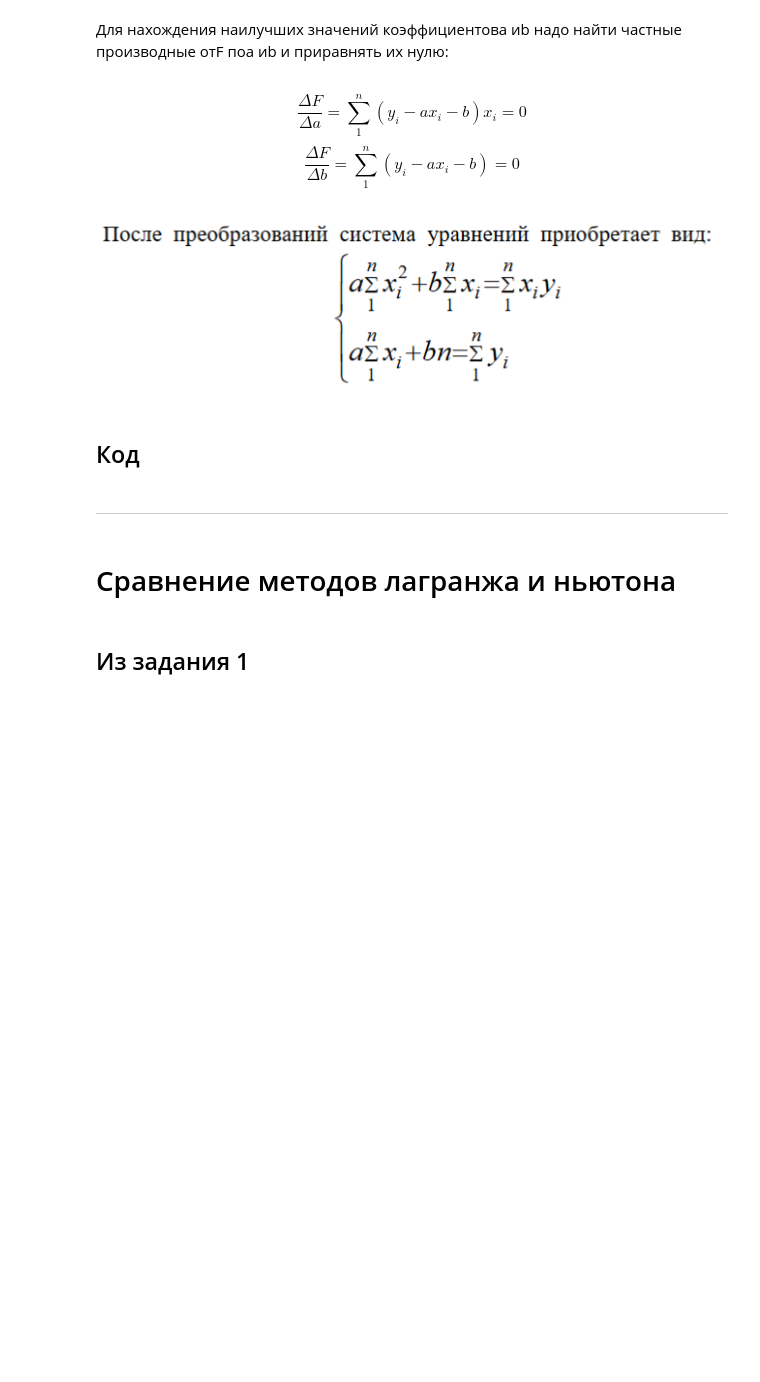
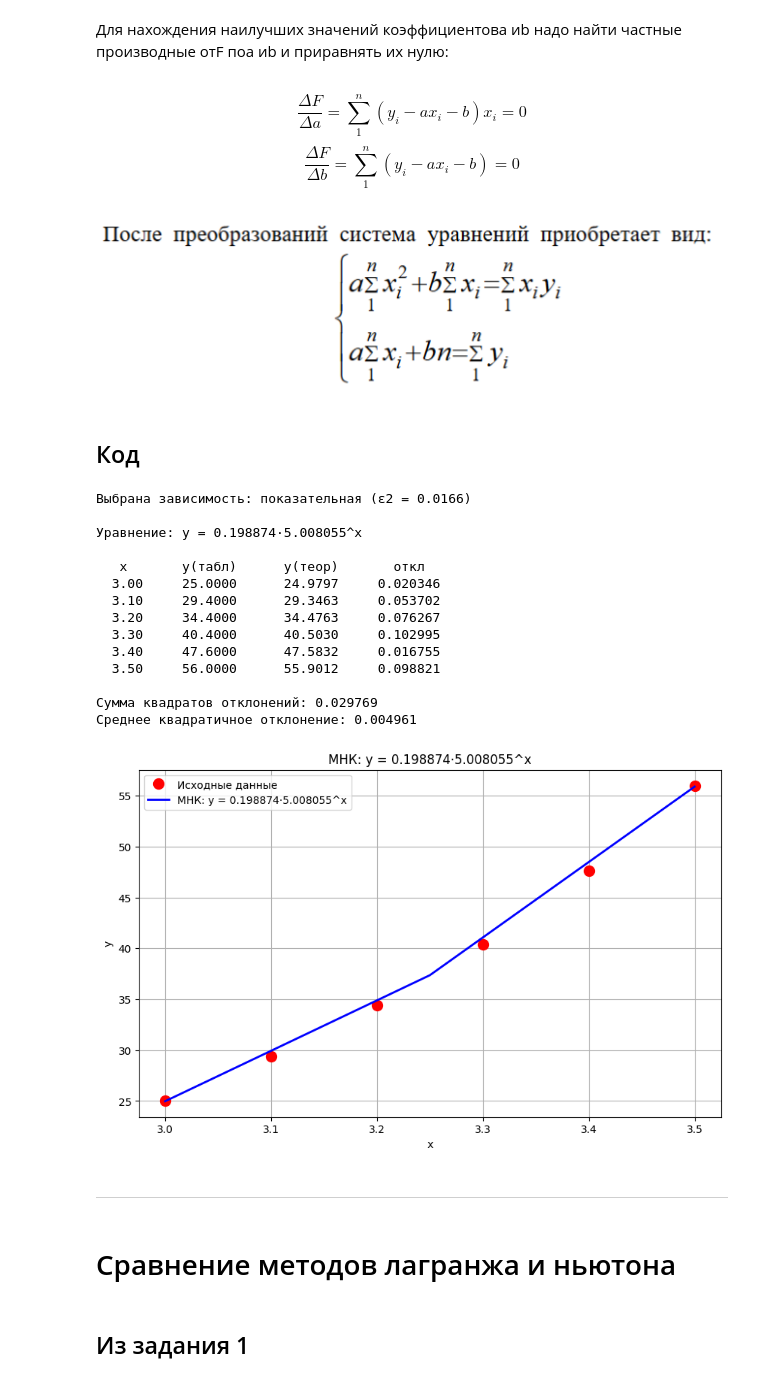
Before and after one commit to medovichka/Vyz, a Jupyter notebook: 2курс/2семестр/Код/Вычислительная Математика/3/Laba3VychMat.ipynb, the cells around one changed output. Cells and saved outputs as stored; diff of their text form; code cells hidden in the pictures; blank space fills up the shorter version.

```diff
--- a/2курс/2семестр/Код/Вычислительная Математика/3/Laba3VychMat.ipynb
+++ b/2курс/2семестр/Код/Вычислительная Математика/3/Laba3VychMat.ipynb
@@ -495,6 +545,7 @@ $$
 ## Код
 # %%
 import math
+import numpy as np
 import matplotlib.pyplot as plt
 
 # Исходные данные
@@ -555,7 +606,7 @@ def mnk(x, y, typ):
         a = (n*sxy - sx*sy)/(n*sx2 - sx**2)
         b = (sy - a*sx)/n
         yt = [a*xi + b for xi in x]
-        return f"y = {a:.6f}·x + {b:.6f}", yt
+        return f"y = {a:.6f}·x + {b:.6f}", yt, a, b
 
     elif typ == 2:
         Y = [math.log(yi) for yi in y]
@@ -566,7 +617,7 @@ def mnk(x, y, typ):
         A = (sY - B*sx)/n
         a, b = math.exp(A), math.exp(B)
         yt = [a*(b**xi) for xi in x]
-        return f"y = {a:.6f}·{b:.6f}^x", yt
+        return f"y = {a:.6f}·{b:.6f}^x", yt, a, b
 
     elif typ == 3:
         Y = [1/yi for yi in y]
@@ -576,7 +627,7 @@ def mnk(x, y, typ):
         a = (n*sxy - sx*sY)/(n*sx2 - sx**2)
         b = (sY - a*sx)/n
         yt = [1/(a*xi + b) for xi in x]
-        return f"y = 1/({a:.6f}·x + {b:.6f})", yt
+        return f"y = 1/({a:.6f}·x + {b:.6f})", yt, a, b
 
     elif typ == 4:
         X = [math.log(xi) for xi in x]
@@ -586,7 +637,7 @@ def mnk(x, y, typ):
         a = (n*sxy - sx*sY)/(n*sx2 - sx**2)
         b = (sY - a*sx)/n
         yt = [a*math.log(xi) + b for xi in x]
-        return f"y = {a:.6f}·ln(x) + {b:.6f}", yt
+        return f"y = {a:.6f}·ln(x) + {b:.6f}", yt, a, b
 
     elif typ == 5:
         X = [math.log(xi) for xi in x]
@@ -597,7 +648,7 @@ def mnk(x, y, typ):
         b = (n*sxy - sx*sY)/(n*sx2 - sx**2)
         a = math.exp((sum(Y) - b*sx)/n)
         yt = [a*(xi**b) for xi in x]
-        return f"y = {a:.6f}·x^{b:.6f}", yt
+        return f"y = {a:.6f}·x^{b:.6f}", yt, a, b
 
     elif typ == 6:
         X = [1/xi for xi in x]
@@ -607,7 +658,7 @@ def mnk(x, y, typ):
         b = (n*sxy - sx*sY)/(n*sx2 - sx**2)
         a = (sum(y) - b*sx)/n
         yt = [a + b/xi for xi in x]
-        return f"y = {a:.6f} + {b:.6f}/x", yt
+        return f"y = {a:.6f} + {b:.6f}/x", yt, a, b
 
     elif typ == 7:
         XY = [xi/yi for xi, yi in zip(x, y)]
@@ -617,9 +668,9 @@ def mnk(x, y, typ):
         a = (n*sxy - sx*sY)/(n*sx2 - sx**2)
         b = (sY - a*sx)/n
         yt = [xi/(a*xi + b) for xi in x]
-        return f"y = x/({a:.6f}·x + {b:.6f})", yt
+        return f"y = x/({a:.6f}·x + {b:.6f})", yt, a, b
 
-formula, yt = mnk(x, y, choice)
+formula, yt, a, b = mnk(x, y, choice)
 
 print(f"\nУравнение: {formula}")
 print(f"\n{'x':^8} {'y(табл)':^12} {'y(теор)':^12} {'откл':^10}")
@@ -630,34 +681,50 @@ ss = sum((y[i]-yt[i])**2 for i in range(len(x)))
 print(f"\nСумма квадратов отклонений: {ss:.6f}")
 print(f"Среднее квадратичное отклонение: {ss/len(x):.6f}")
 
 # ============= ГРАФИК =============
-x_plot=np.linspace(3.0,3.5,8)
+x_plot = np.linspace(3.0, 3.5, 3)
 
 # Считаем y для плавной кривой по той же формуле
 if choice == 1:
     y_plot = a * x_plot + b
 elif choice == 2:
     y_plot = a * (b ** x_plot)
 elif choice == 3:
     y_plot = 1 / (a * x_plot + b)
 elif choice == 4:
     y_plot = a * np.log(x_plot) + b
 elif choice == 5:
     y_plot = a * (x_plot ** b)
 elif choice == 6:
     y_plot = a + b / x_plot
 elif choice == 7:
     y_plot = x_plot / (a * x_plot + b)
 
 plt.figure(figsize=(10, 6))
 plt.plot(x, y, 'ro', markersize=10, label='Исходные данные')
 plt.plot(x_plot, y_plot, 'b-', linewidth=2, label=f'МНК: {formula}')
 plt.xlabel('x')
 plt.ylabel('y')
 plt.title(f'МНК: {formula}')
 plt.grid(True)
 plt.legend()
 plt.show()
+# %% [output]
+Выбрана зависимость: показательная (ε2 = 0.0166)
+
+Уравнение: y = 0.198874·5.008055^x
+
+   x       y(табл)      y(теор)       откл
+  3.00     25.0000      24.9797     0.020346
+  3.10     29.4000      29.3463     0.053702
+  3.20     34.4000      34.4763     0.076267
+  3.30     40.4000      40.5030     0.102995
+  3.40     47.6000      47.5832     0.016755
+  3.50     56.0000      55.9012     0.098821
+
+Сумма квадратов отклонений: 0.029769
+Среднее квадратичное отклонение: 0.004961
+[figure, added]
 # %% [markdown]
 ---
 # %% [markdown]
```
Also changed, not shown: parts of 11 cells of this notebook, 2 other files.
